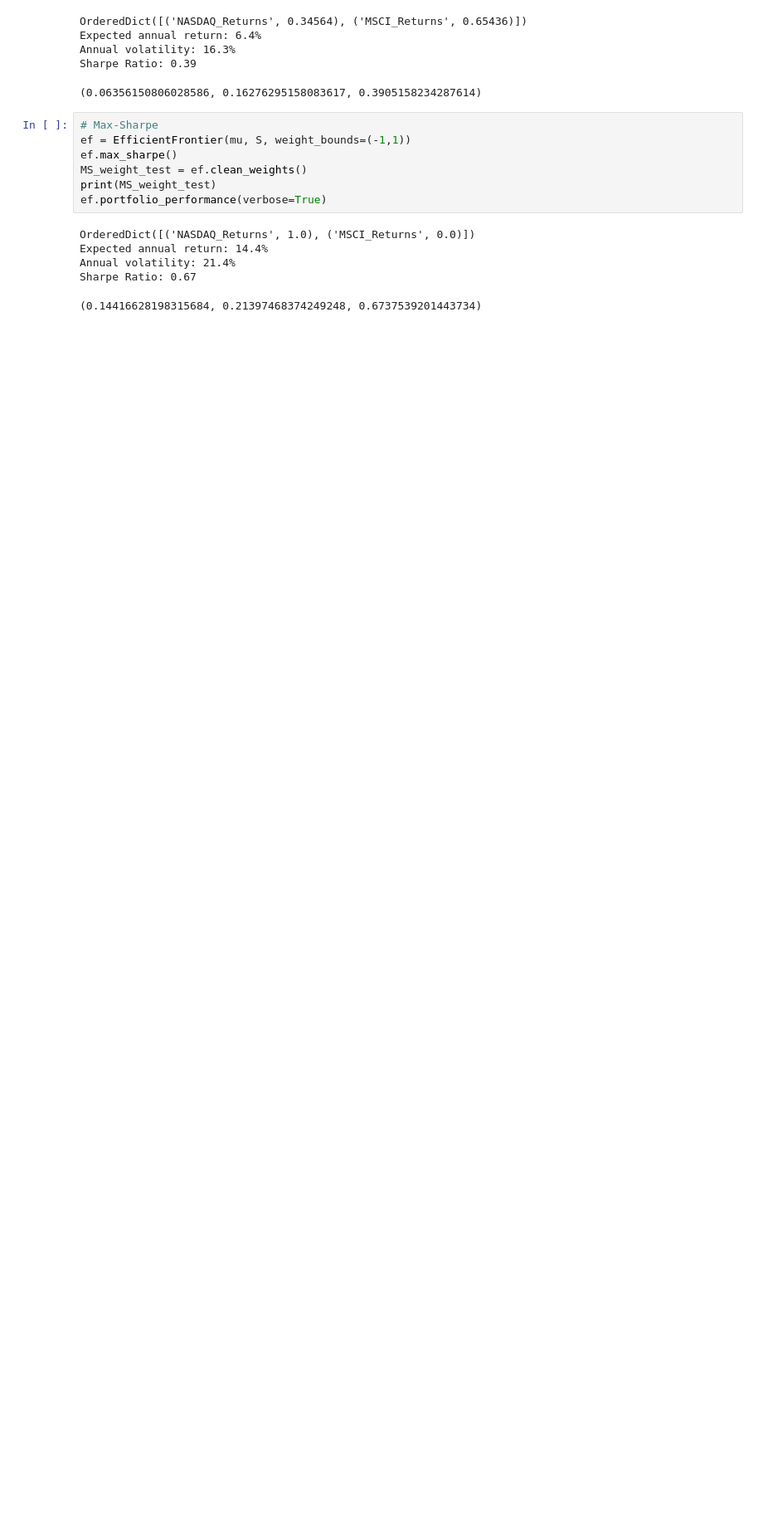
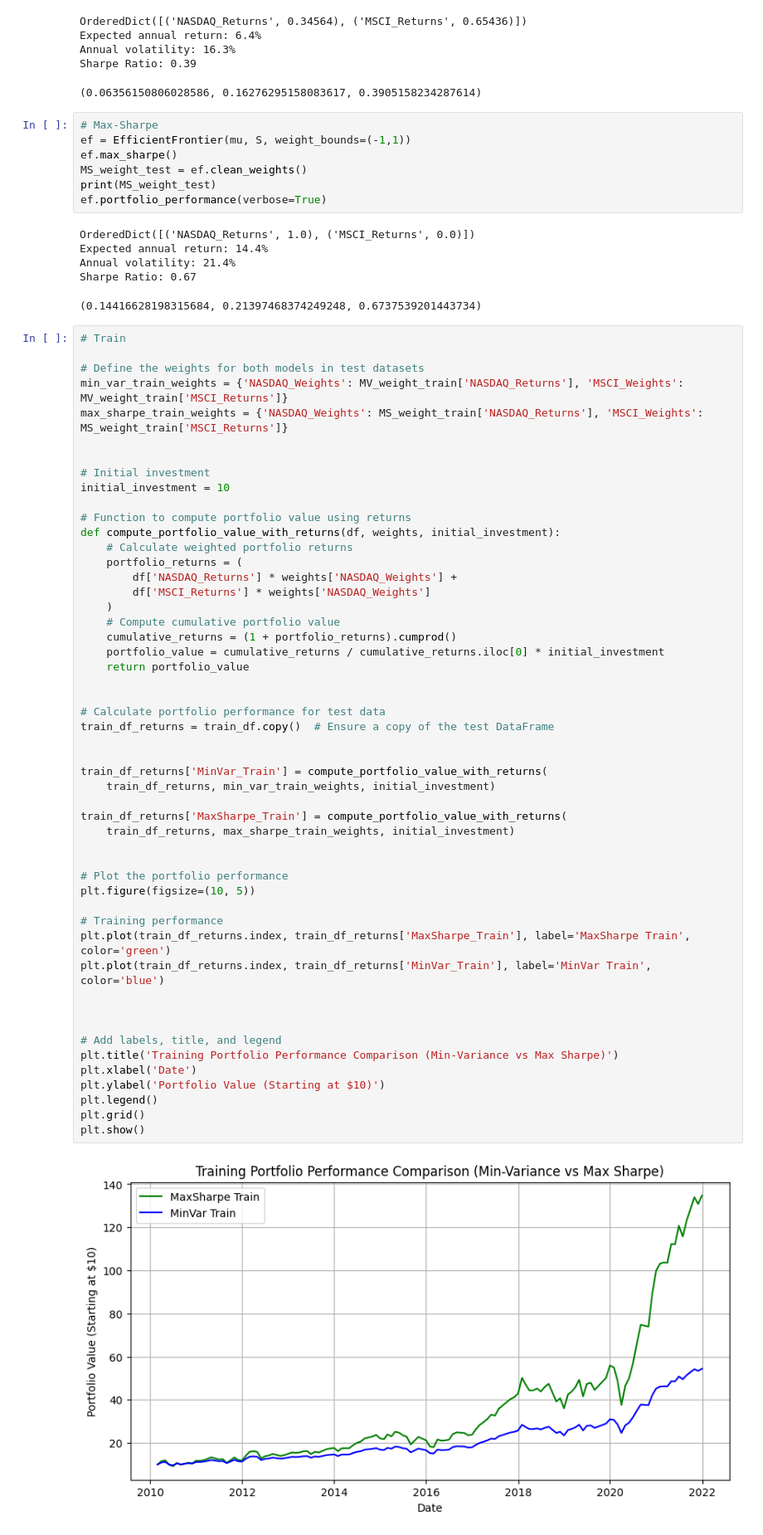
Before and after one commit to IanAndersenNg/porto-allocation-rl, a Jupyter notebook: tradfi.ipynb, the cells around one changed output. Shown at 83% size. Saved outputs shown, nothing was run; the diff lists cells and outputs as text; blank space fills up the shorter version.

```diff
--- a/tradfi.ipynb
+++ b/tradfi.ipynb
@@ -263,3 +263,56 @@ Expected annual return: 14.4%
 Annual volatility: 21.4%
 Sharpe Ratio: 0.67
 (0.14416628198315684, 0.21397468374249248, 0.6737539201443734)
+# %%
+# Train
+
+# Define the weights for both models in test datasets
+min_var_train_weights = {'NASDAQ_Weights': MV_weight_train['NASDAQ_Returns'], 'MSCI_Weights': MV_weight_train['MSCI_Returns']}
+max_sharpe_train_weights = {'NASDAQ_Weights': MS_weight_train['NASDAQ_Returns'], 'MSCI_Weights': MS_weight_train['MSCI_Returns']}
+
+
+# Initial investment
+initial_investment = 10
+
+# Function to compute portfolio value using returns
+def compute_portfolio_value_with_returns(df, weights, initial_investment):
+    # Calculate weighted portfolio returns
+    portfolio_returns = (
+        df['NASDAQ_Returns'] * weights['NASDAQ_Weights'] +
+        df['MSCI_Returns'] * weights['NASDAQ_Weights']
+    )
+    # Compute cumulative portfolio value
+    cumulative_returns = (1 + portfolio_returns).cumprod()
+    portfolio_value = cumulative_returns / cumulative_returns.iloc[0] * initial_investment
+    return portfolio_value
+
+
+# Calculate portfolio performance for test data
+train_df_returns = train_df.copy()  # Ensure a copy of the test DataFrame
+
+
+train_df_returns['MinVar_Train'] = compute_portfolio_value_with_returns(
+    train_df_returns, min_var_train_weights, initial_investment)
+
+train_df_returns['MaxSharpe_Train'] = compute_portfolio_value_with_returns(
+    train_df_returns, max_sharpe_train_weights, initial_investment)
+
+
+# Plot the portfolio performance
+plt.figure(figsize=(10, 5))
+
+# Training performance
+plt.plot(train_df_returns.index, train_df_returns['MaxSharpe_Train'], label='MaxSharpe Train', color='green')
+plt.plot(train_df_returns.index, train_df_returns['MinVar_Train'], label='MinVar Train', color='blue')
+
+
+
+# Add labels, title, and legend
+plt.title('Training Portfolio Performance Comparison (Min-Variance vs Max Sharpe)')
+plt.xlabel('Date')
+plt.ylabel('Portfolio Value (Starting at $10)')
+plt.legend()
+plt.grid()
+plt.show()
+# %% [output]
+[figure, added]
```
Also changed, not shown: parts of 13 cells of this notebook, 1 other file.
